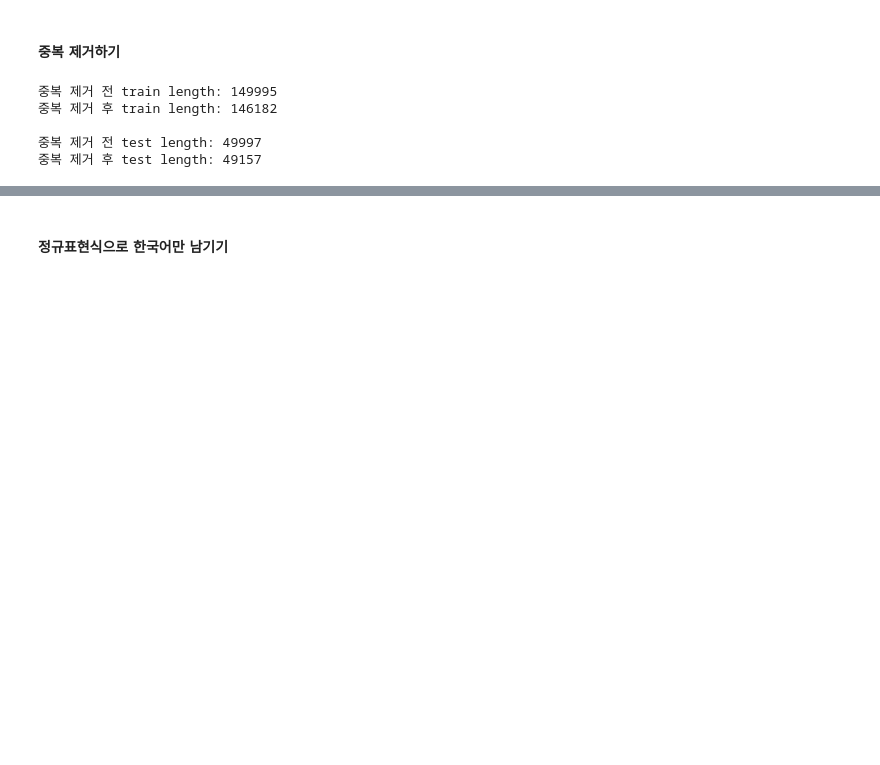
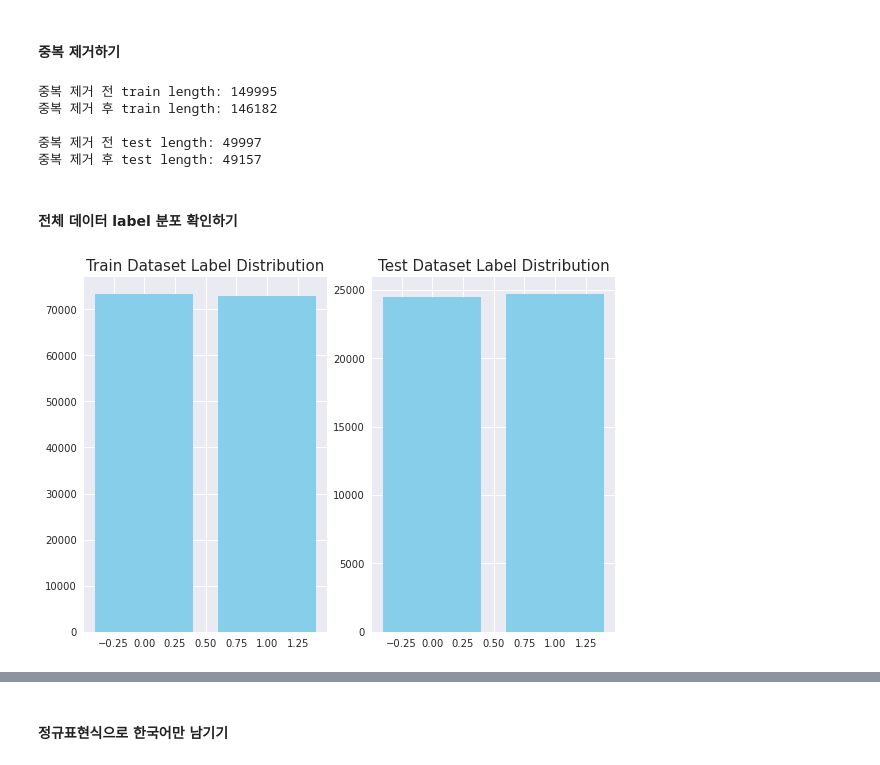
Before and after one commit to jaylnne/nsmc-bert-pytorch_lightning, a Jupyter notebook: Preprocessing.ipynb, the cells around one changed output, grey strips where cells are left out. Cells and saved outputs as stored; diff of their text form; code cells hidden in the pictures; blank space fills up the shorter version.

```diff
--- a/Preprocessing.ipynb
+++ b/Preprocessing.ipynb
@@ -52,3 +52,25 @@ print(f'중복 제거 후 test length: {len(test)}\n')
 
 중복 제거 전 test length: 49997
 중복 제거 후 test length: 49157
+# %% [markdown]
+#### 전체 데이터 label 분포 확인하기
+# %%
+import matplotlib.pyplot as plt
+plt.style.use('seaborn')
+
+train_vlcnt = train['label'].value_counts().reset_index()
+test_vlcnt = test['label'].value_counts().reset_index()
+
+plt.subplots(constrained_layout=True)
+
+plt.subplot(1, 2, 1)
+plt.title('Train Dataset Label Distribution', fontsize=15)
+plt.bar(train_vlcnt['index'], train_vlcnt['label'], color='skyblue')
+
+plt.subplot(1, 2, 2)
+plt.title('Test Dataset Label Distribution', fontsize=15)
+plt.bar(test_vlcnt['index'], test_vlcnt['label'], color='skyblue')
+
+plt.show()
+# %% [output]
+[figure, added]
```
Also changed, not shown: parts of 1 cell of this notebook.
